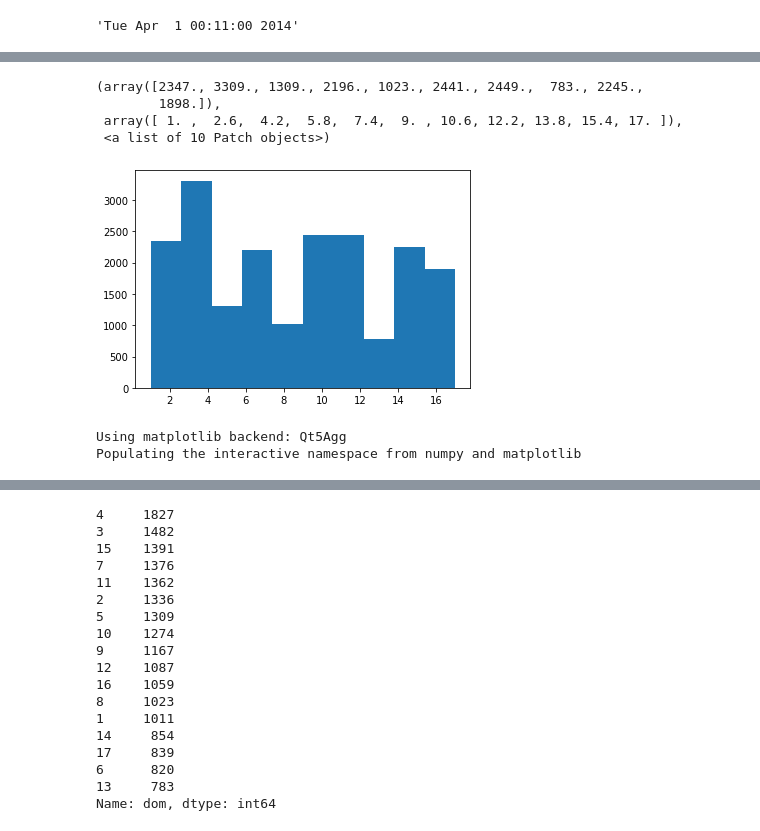
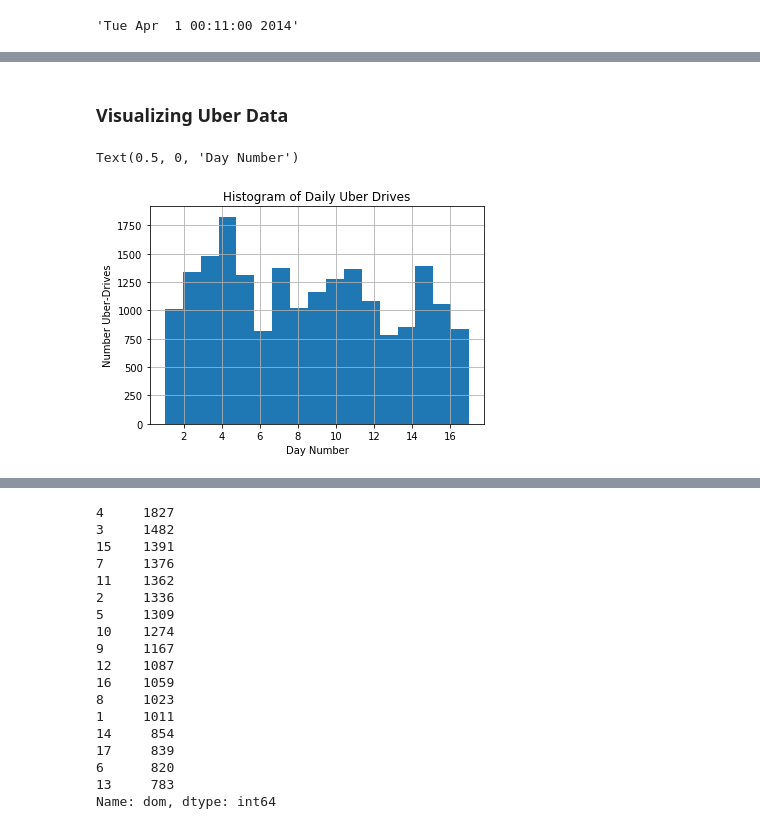
Before and after one commit to TheLony97/DataScience, a Jupyter notebook: Exercise Pandas Uber modified.ipynb, the cells around one changed output, grey strips where cells are left out. Drawn from its saved outputs; the diff is of its cells as text; code cells hidden in the pictures.

```diff
--- a/Exercise Pandas Uber modified.ipynb
+++ b/Exercise Pandas Uber modified.ipynb
@@ -81,14 +78,0 @@ Populating the interactive namespace from numpy and matplotlib
-# %%
-plt.hist(data["dom"])
-# %% [output]
-(array([2347., 3309., 1309., 2196., 1023., 2441., 2449.,  783., 2245.,
-        1898.]),
- array([ 1. ,  2.6,  4.2,  5.8,  7.4,  9. , 10.6, 12.2, 13.8, 15.4, 17. ]),
- <a list of 10 Patch objects>)
-[figure, removed]
-# %%
-%pylab
-b
-# %% [output]
-Using matplotlib backend: Qt5Agg
-Populating the interactive namespace from numpy and matplotlib
@@ -95,4 +85,15 @@ Populating the interactive namespace from numpy and matplotlib
+# %% [markdown]
+### Visualizing Uber Data
 # %%
 from matplotlib import pyplot as plt
 %matplotlib inline
+# %%
+plt.hist(data["dom"], bins=len(data["dom"].unique()),)
+plt.grid()
+plt.title("Histogram of Daily Uber Drives")
+plt.ylabel("Number Uber-Drives")
+plt.xlabel("Day Number")
+# %% [output]
+Text(0.5, 0, 'Day Number')
+[figure, added]
 # %%
```
Also changed, not shown: parts of 14 cells of this notebook, 1 other file.
